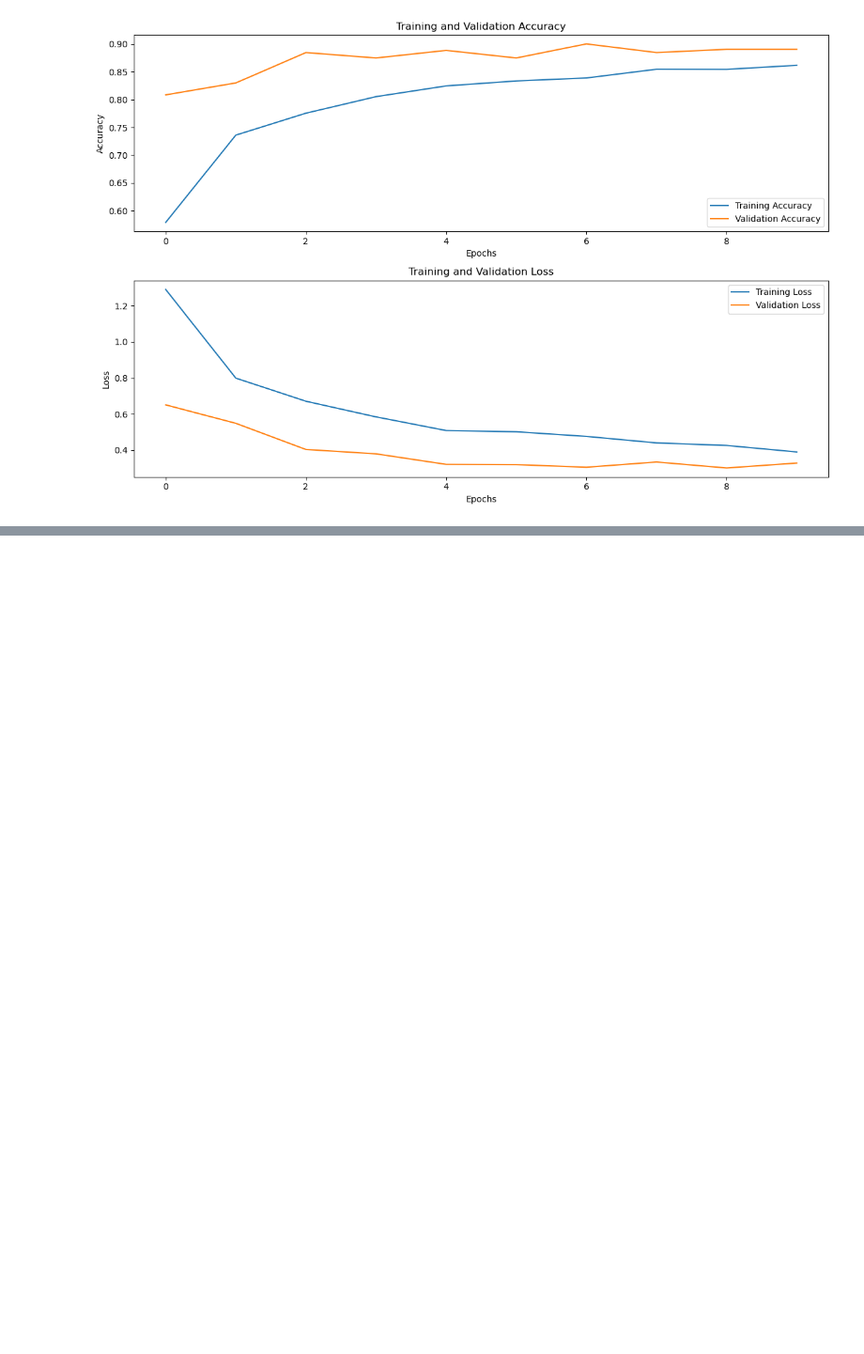
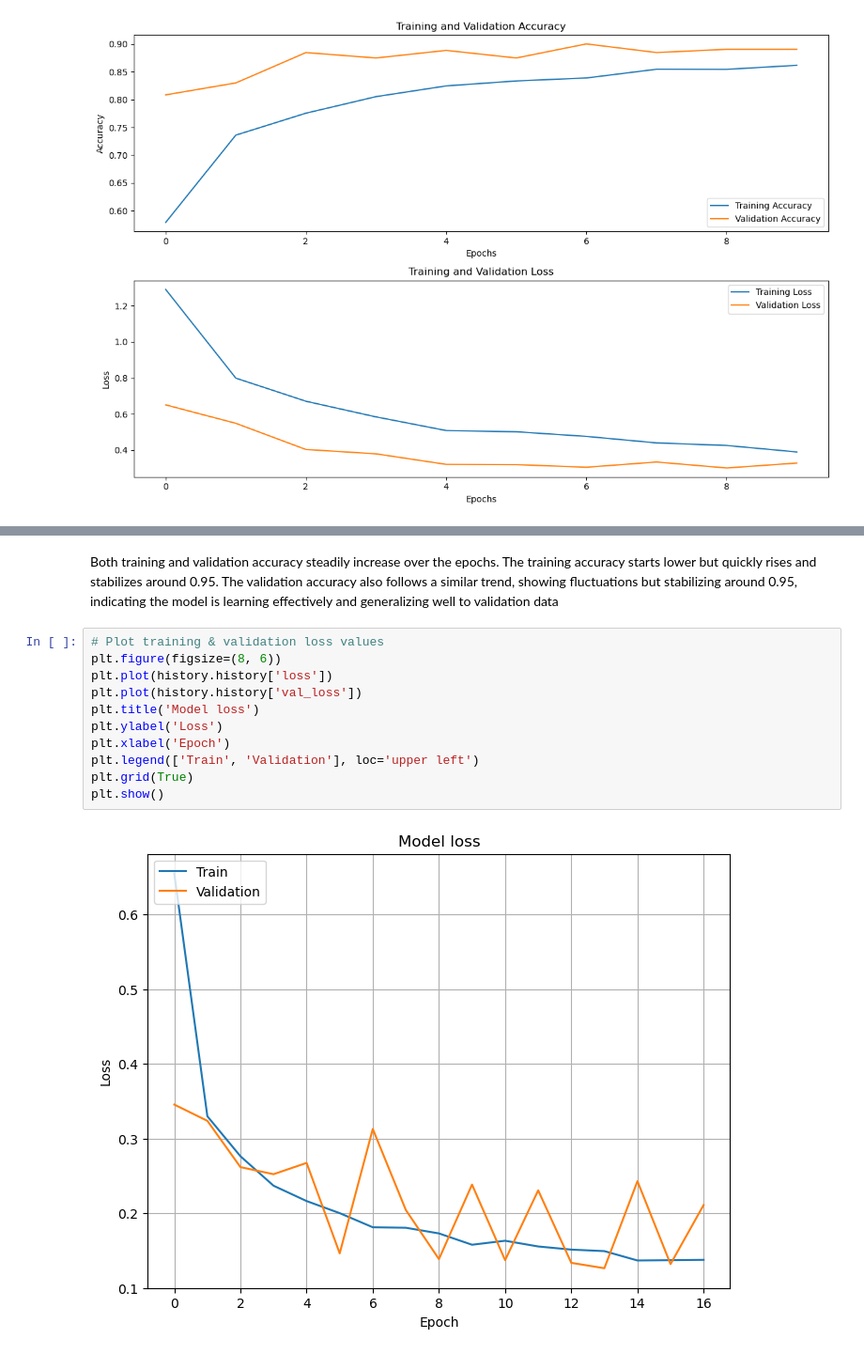
Before and after one commit to KeyMoney22/Plant_disease_classification-, a Jupyter notebook: tomato_disease_detection.ipynb, the cells around one changed output, grey strips where cells are left out. Shown at 94% size. Cells and saved outputs as stored; diff of their text form; blank space fills up the shorter version.

```diff
--- a/tomato_disease_detection.ipynb
+++ b/tomato_disease_detection.ipynb
@@ -1061,0 +1205,18 @@ plt.show()
+# %% [markdown]
+Both training and validation accuracy steadily increase over the epochs.
+The training accuracy starts lower but quickly rises and stabilizes around 0.95.
+The validation accuracy also follows a similar trend, showing fluctuations but stabilizing around 0.95,
+indicating the model is learning effectively and generalizing well to validation data
+# %%
+# Plot training & validation loss values
+plt.figure(figsize=(8, 6))
+plt.plot(history.history['loss'])
+plt.plot(history.history['val_loss'])
+plt.title('Model loss')
+plt.ylabel('Loss')
+plt.xlabel('Epoch')
+plt.legend(['Train', 'Validation'], loc='upper left')
+plt.grid(True)
+plt.show()
+# %% [output]
+[figure, added]
```
Also changed, not shown: parts of 30 cells of this notebook.
